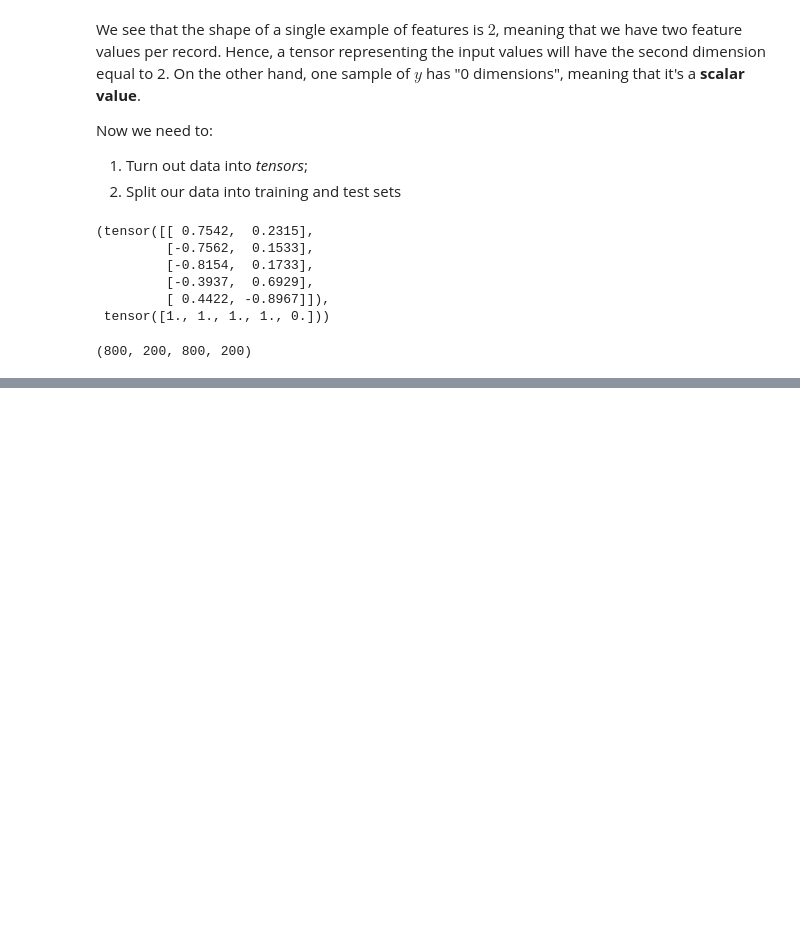
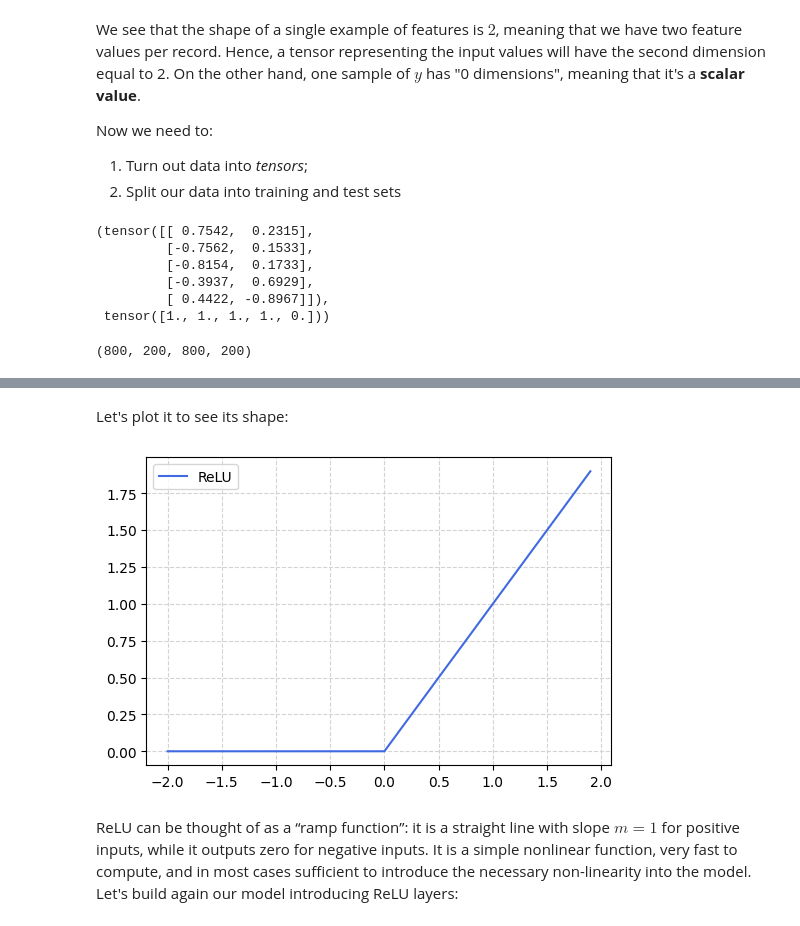
Before and after one commit to mirko-leccese/The-Machine-Learning-Project, a Jupyter notebook: pytorch/introduction-to-neural-networks.ipynb, the cells around one changed output, grey strips where cells are left out. Saved outputs shown, nothing was run; the diff lists cells and outputs as text; code cells hidden in the pictures; blank space fills up the shorter version.

```diff
--- a/pytorch/introduction-to-neural-networks.ipynb
+++ b/pytorch/introduction-to-neural-networks.ipynb
@@ -166,0 +489,18 @@ len(X_train), len(X_test), len(y_train), len(y_test)
+# %% [markdown]
+Let's plot it to see its shape:
+# %%
+# Generate N aranged X coordinates
+x = np.arange(-2, 2, 0.1)
+# %%
+# Computing ReLU of x using torch native method
+relu_x = torch.relu(torch.tensor(x))
+# %%
+fig, ax = plt.subplots(figsize=(6,4))
+
+ax.plot(x, relu_x.numpy(), color="royalblue", label="ReLU")
+ax.legend()
+ax.grid(True, linestyle="--", color="lightgrey")
+# %% [output]
+[figure, added]
+# %% [markdown]
+ReLU can be thought of as a “ramp function”: it is a straight line with slope $m=1$ for positive inputs, while it outputs zero for negative inputs. It is a simple nonlinear function, very fast to compute, and in most cases sufficient to introduce the necessary non-linearity into the model. Let's build again our model introducing ReLU layers:
```
Also changed, not shown: parts of 44 cells of this notebook.
